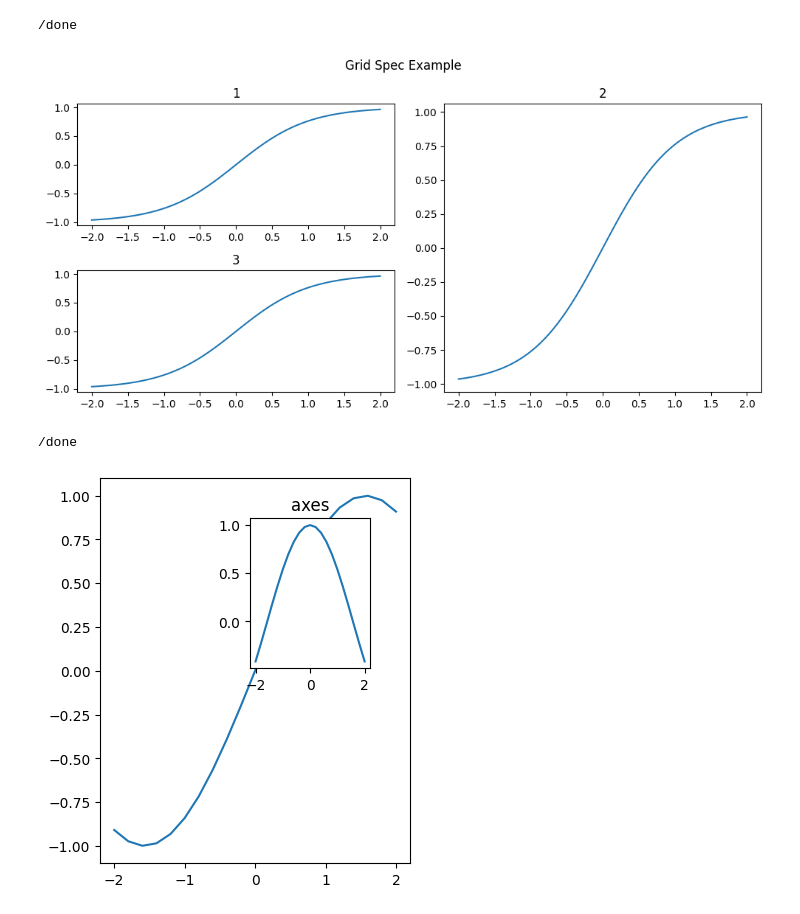
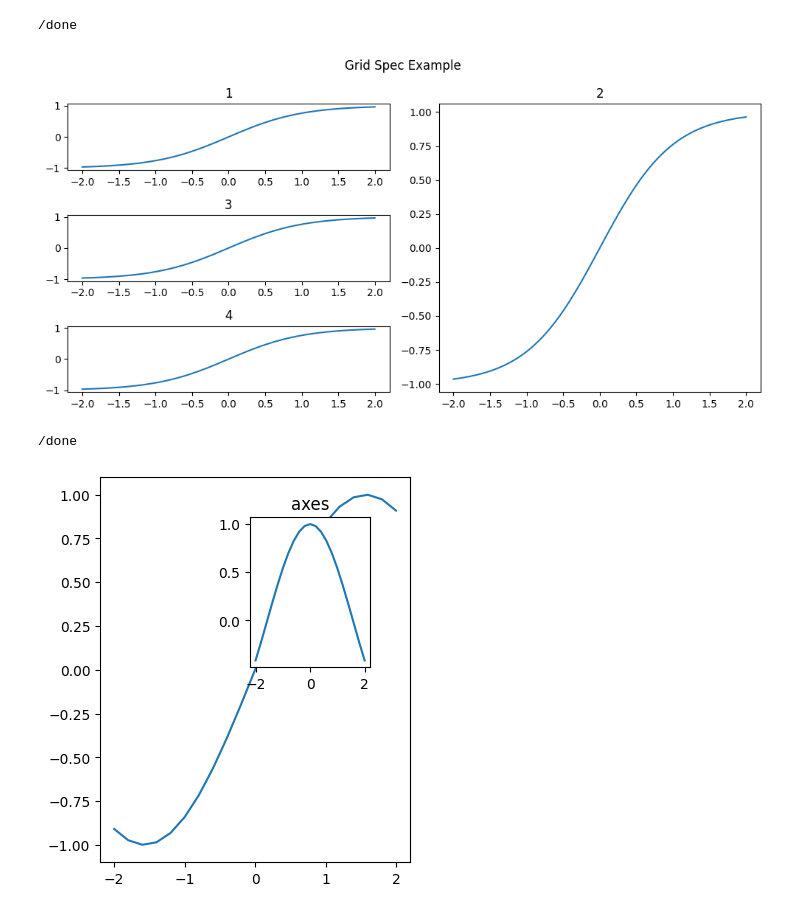
Before and after one commit to hansbuehler/cdxcore, a Jupyter notebook: notebooks/dynaplot.ipynb, the cells around one changed output. Drawn from its saved outputs; the diff is of its cells as text; code cells hidden in the pictures.

Commit message:
Fixed bug in grid spec; added more typing

```diff
--- a/notebooks/dynaplot.ipynb
+++ b/notebooks/dynaplot.ipynb
@@ -280,25 +279,27 @@ print("/done")
 # %%
 """
 Grid spec example
 """
 
 from cdxcore.dynaplot import figure
 import numpy as np
 x = np.linspace(-2.,+2,101)
 y = np.tanh(x)
 with figure("Grid Spec Example", figsize=(10,5)) as fig:
-    gs  = fig.add_gridspec(2,2)
+    gs  = fig.add_gridspec(2,3)
 
     ax = fig.add_subplot("1", spec_pos=gs[0,0] )
     ax.plot(x,y)
     ax = fig.add_subplot("2", spec_pos=gs[:,1] )
     ax.plot(x,y)
     ax = fig.add_subplot("3", spec_pos=gs[1,0] )
     ax.plot(x,y)
+    ax = fig.add_subplot("4", spec_pos=gs[2,0] )
+    ax.plot(x,y)
 
 print("/done")
 # %% [output]
-[figure, old version]
+[figure, new version]
 /done
 # %%
 """
```
Also changed, not shown: parts of 3 cells of this notebook, 4 other files.
